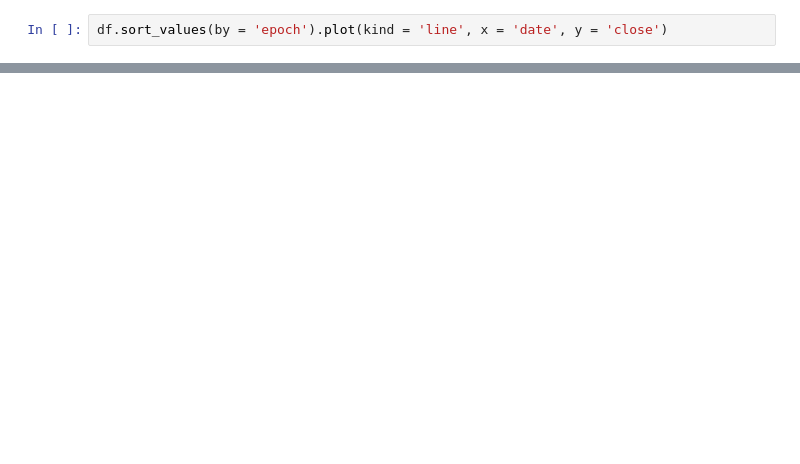
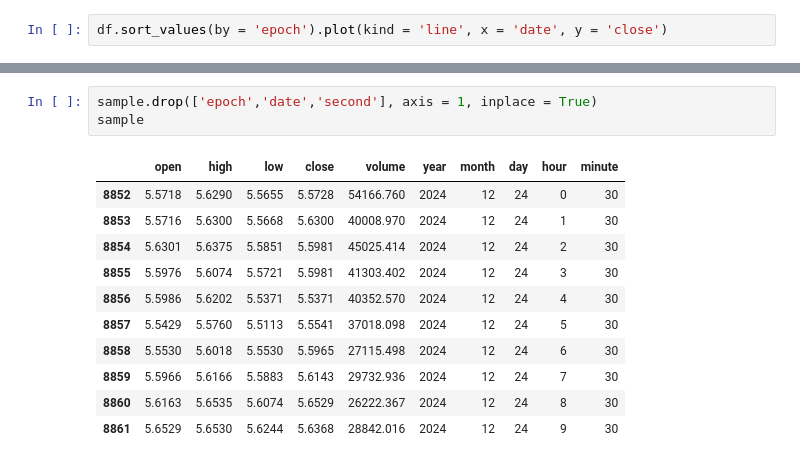
Before and after one commit to amyrmahdy/StakeVision, a Jupyter notebook: predictor.ipynb, the cells around one changed output, grey strips where cells are left out. Cells and saved outputs as stored; diff of their text form; blank space fills up the shorter version.

```diff
--- a/predictor.ipynb
+++ b/predictor.ipynb
@@ -28,0 +53,15 @@ df.sort_values(by = 'epoch').plot(kind = 'line', x = 'date', y = 'close')
+# %%
+sample.drop(['epoch','date','second'], axis = 1, inplace = True)
+sample
+# %% [output]
+|  | open | high | low | close | volume | year | month | day | hour | minute |
+| 8852 | 5.5718 | 5.6290 | 5.5655 | 5.5728 | 54166.760 | 2024 | 12 | 24 | 0 | 30 |
+| 8853 | 5.5716 | 5.6300 | 5.5668 | 5.6300 | 40008.970 | 2024 | 12 | 24 | 1 | 30 |
+| 8854 | 5.6301 | 5.6375 | 5.5851 | 5.5981 | 45025.414 | 2024 | 12 | 24 | 2 | 30 |
+| 8855 | 5.5976 | 5.6074 | 5.5721 | 5.5981 | 41303.402 | 2024 | 12 | 24 | 3 | 30 |
+| 8856 | 5.5986 | 5.6202 | 5.5371 | 5.5371 | 40352.570 | 2024 | 12 | 24 | 4 | 30 |
+| 8857 | 5.5429 | 5.5760 | 5.5113 | 5.5541 | 37018.098 | 2024 | 12 | 24 | 5 | 30 |
+| 8858 | 5.5530 | 5.6018 | 5.5530 | 5.5965 | 27115.498 | 2024 | 12 | 24 | 6 | 30 |
+| 8859 | 5.5966 | 5.6166 | 5.5883 | 5.6143 | 29732.936 | 2024 | 12 | 24 | 7 | 30 |
+| 8860 | 5.6163 | 5.6535 | 5.6074 | 5.6529 | 26222.367 | 2024 | 12 | 24 | 8 | 30 |
+| 8861 | 5.6529 | 5.6530 | 5.6244 | 5.6368 | 28842.016 | 2024 | 12 | 24 | 9 | 30 |
```
Also changed, not shown: parts of 3 cells of this notebook.
